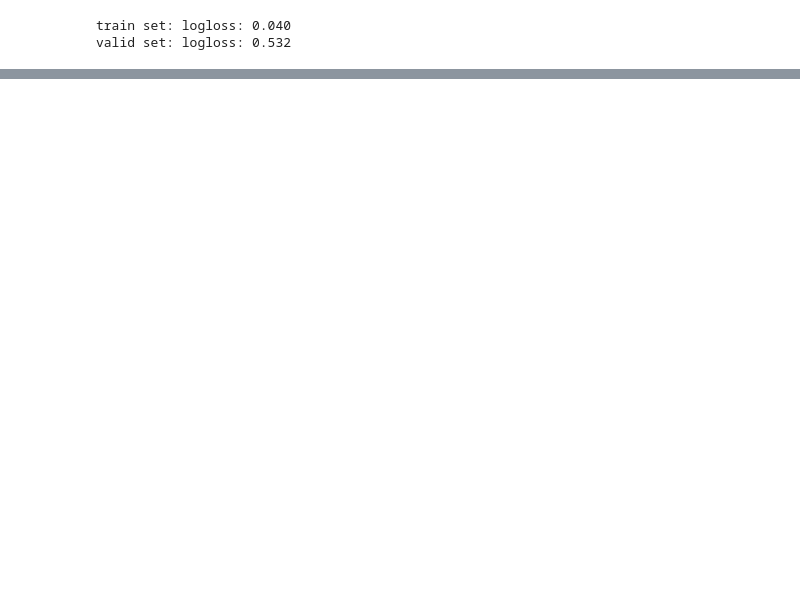
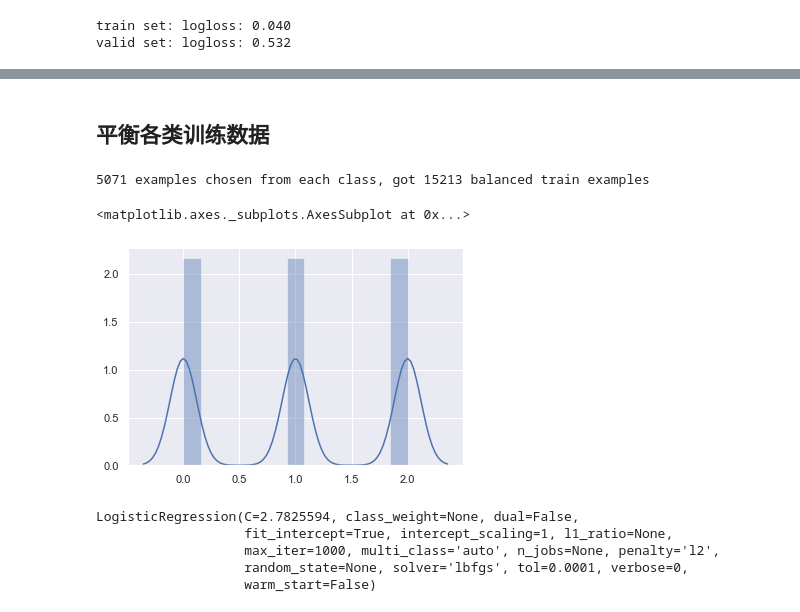
Before and after one commit to genzj/nlp-kaggle-training-course, a Jupyter notebook: 01-first-training.ipynb, the cells around one changed output, grey strips where cells are left out. Saved outputs shown, nothing was run; the diff lists cells and outputs as text; code cells hidden in the pictures; blank space fills up the shorter version.

```diff
--- a/01-first-training.ipynb
+++ b/01-first-training.ipynb
@@ -142,0 +158,28 @@ weighted avg       0.78      0.77      0.77      1958
+# %% [markdown]
+## 平衡各类训练数据
+# %%
+from scipy.sparse import vstack
+from sklearn.utils import shuffle
+
+num_classes = len(lbl_enc.classes_)
+balanced_num = min(map(lambda label: xtrain_ctv[ytrain==label].shape[0], range(num_classes)))
+l = tuple(map(lambda label: xtrain_ctv[ytrain==label][:balanced_num], range(num_classes)))
+balanced_xtrain_ctv = vstack(l)
+balanced_ytrain = np.repeat(range(num_classes), balanced_num)
+
+balanced_xtrain_ctv, balanced_ytrain = shuffle(balanced_xtrain_ctv, balanced_ytrain)
+print('%d examples chosen from each class, got %d balanced train examples' % (balanced_num, len(balanced_ytrain)))
+sns.distplot(balanced_ytrain)
+# %% [output]
+5071 examples chosen from each class, got 15213 balanced train examples
+<matplotlib.axes._subplots.AxesSubplot at 0x...>
+[figure, added]
+# %%
+clfb = LogisticRegression(C=2.7825594, max_iter=1000)
+clfb.fit(balanced_xtrain_ctv, balanced_ytrain)
+# %% [output]
+LogisticRegression(C=2.7825594, class_weight=None, dual=False,
+                   fit_intercept=True, intercept_scaling=1, l1_ratio=None,
+                   max_iter=1000, multi_class='auto', n_jobs=None, penalty='l2',
+                   random_state=None, solver='lbfgs', tol=0.0001, verbose=0,
+                   warm_start=False)
```
Also changed, not shown: parts of 7 cells of this notebook.
